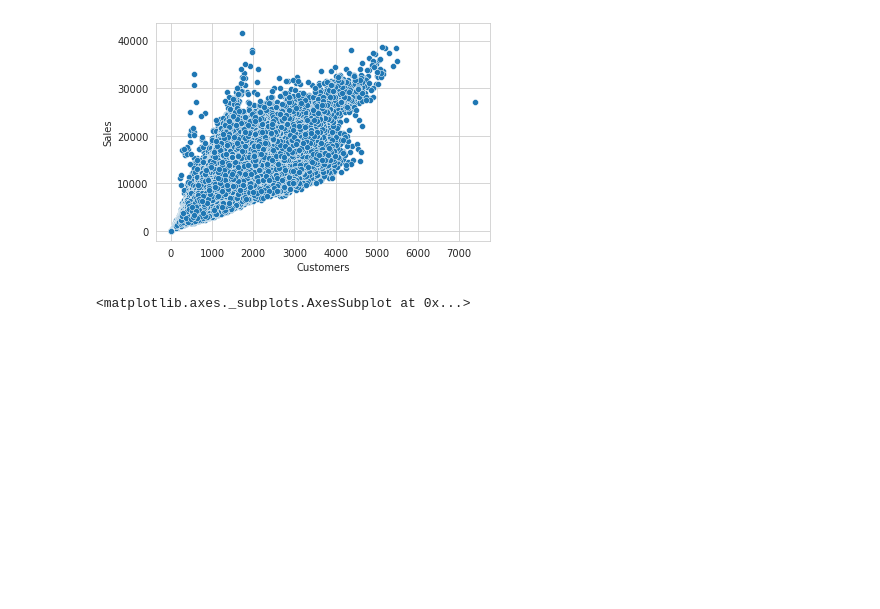
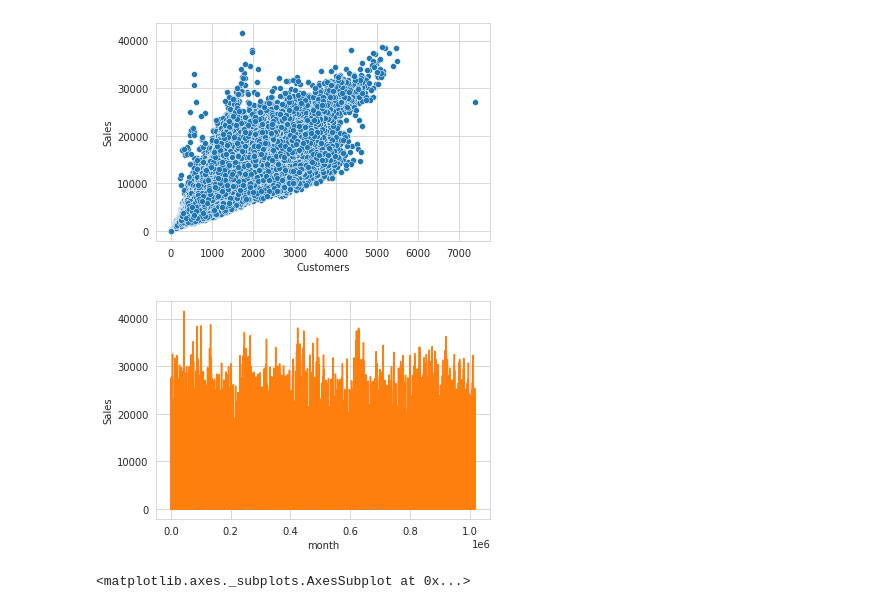
Before and after one commit to Gowthaam-K/Retail_Sales_Prediction, a Jupyter notebook: Gowthaam_Kumarasamy_Retail_Sales_Prediction_Capstone_Project.ipynb, the cells around one changed output. Cells and saved outputs as stored; diff of their text form; code cells hidden in the pictures; blank space fills up the shorter version.

```diff
--- a/Gowthaam_Kumarasamy_Retail_Sales_Prediction_Capstone_Project.ipynb
+++ b/Gowthaam_Kumarasamy_Retail_Sales_Prediction_Capstone_Project.ipynb
@@ -336,6 +366,14 @@ sns.scatterplot(x='Customers' , y='Sales' , data=df)
 # %% [output]
 <matplotlib.axes._subplots.AxesSubplot at 0x...>
 [figure]
+# %%
+plt.plot(df.Month)
+plt.plot(df.Sales)
+plt.xlabel('month')
+plt.ylabel('Sales')
+plt.show()
+# %% [output]
+[figure, added]
 # %%
 sns.scatterplot(x='DayOfWeek' , y='Sales' , data=df)
 # %% [output]
```
Also changed, not shown: parts of 41 cells of this notebook.
